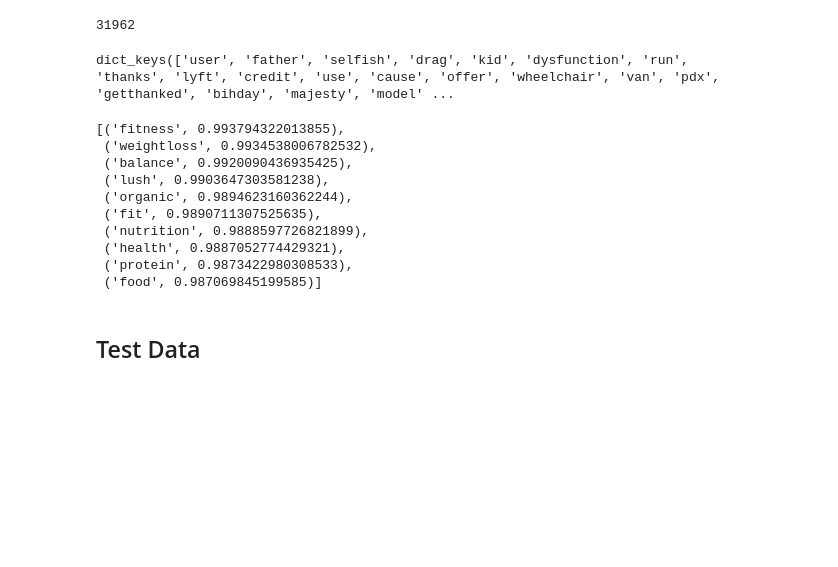
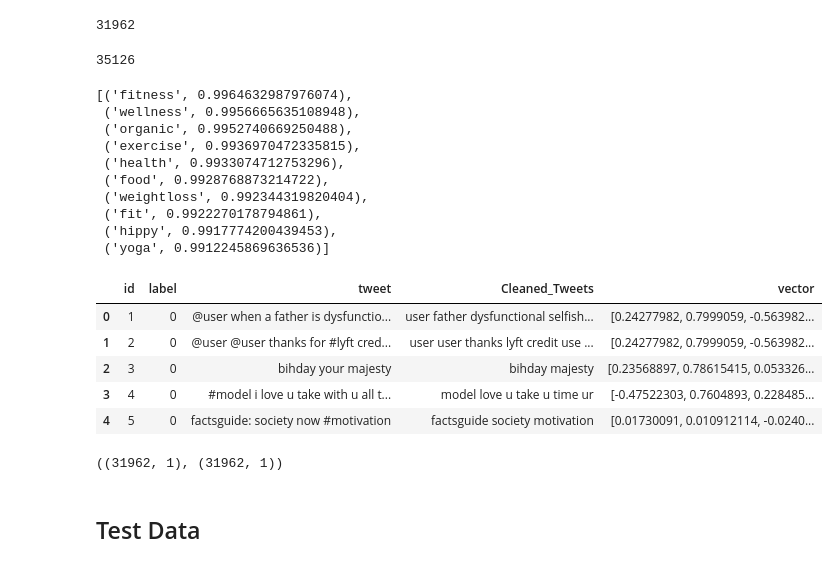
Before and after one commit to Chetan-Sagathiya/Twitter_Sentiment_Analysis, a Jupyter notebook: twitter_sentiment_anaysis.ipynb, the cells around one changed output. Drawn from its saved outputs; the diff is of its cells as text; code cells hidden in the pictures; blank space fills up the shorter version.

Commit message:
created word2vec for tweets

```diff
--- a/twitter_sentiment_anaysis.ipynb
+++ b/twitter_sentiment_anaysis.ipynb
@@ -103,25 +103,54 @@ len(tweet_words)
 # %% [output]
 31962
 # %%
-model_train = Word2Vec(tweet_words, min_count=2)
+model_train = Word2Vec(tweet_words, min_count=1)
 # %%
 words = model_train.wv.vocab
-words.keys()
+len(words.keys())
 # %% [output]
-dict_keys(['user', 'father', 'selfish', 'drag', 'kid', 'dysfunction', 'run', 'thanks', 'lyft', 'credit', 'use', 'cause', 'offer', 'wheelchair', 'van', 'pdx', 'getthanked', 'bihday', 'majesty', 'model' ...
+35126
 # %%
 model_train.wv.most_similar('vegan')
 # %% [output]
-[('fitness', 0.993794322013855),
- ('weightloss', 0.9934538006782532),
- ('balance', 0.9920090436935425),
- ('lush', 0.9903647303581238),
- ('organic', 0.9894623160362244),
- ('fit', 0.9890711307525635),
- ('nutrition', 0.9888597726821899),
- ('health', 0.9887052774429321),
- ('protein', 0.9873422980308533),
- ('food', 0.987069845199585)]
+[('fitness', 0.9964632987976074),
+ ('wellness', 0.9956665635108948),
+ ('organic', 0.9952740669250488),
+ ('exercise', 0.9936970472335815),
+ ('health', 0.9933074712753296),
+ ('food', 0.9928768873214722),
+ ('weightloss', 0.992344319820404),
+ ('fit', 0.9922270178794861),
+ ('hippy', 0.9917774200439453),
+ ('yoga', 0.9912245869636536)]
+# %%
+def get_vec(sent):
+  vector = []
+  sent = sent.split(' ')
+  for word in sent:
+    try:
+      vector + vector.append(model_train.wv[word])
+    except Exception:
+      pass
+  vector = [item for list in vector for item in list]
+  return vector
+# %%
+data['vector'] = data['Cleaned_Tweets'].apply(lambda x: get_vec(x))
+data.head()
+# %% [output]
+|  | id | label | tweet | Cleaned_Tweets | vector |
+| 0 | 1 | 0 | @user when a father is dysfunctio... | user father dysfunctional selfish... | [0.24277982, 0.7999059, -0.563982... |
+| 1 | 2 | 0 | @user @user thanks for #lyft cred... | user user thanks lyft credit use ... | [0.24277982, 0.7999059, -0.563982... |
+| 2 | 3 | 0 | bihday your majesty | bihday majesty | [0.23568897, 0.78615415, 0.053326... |
+| 3 | 4 | 0 | #model i love u take with u all t... | model love u take u time ur | [-0.47522303, 0.7604893, 0.228485... |
+| 4 | 5 | 0 | factsguide: society now #motivation | factsguide society motivation | [0.01730091, 0.010912114, -0.0240... |
+# %%
+X_test = data['vector'].to_numpy()
+X_test = X_test.reshape(-1, 1)
+y_test = data['label'].to_numpy()
+y_test = y_test.reshape(-1, 1)
+X_test.shape, y_test.shape
+# %% [output]
+((31962, 1), (31962, 1))
 # %% [markdown]
 ## Test Data
 # %%
```
Also changed, not shown: parts of 10 cells of this notebook.
